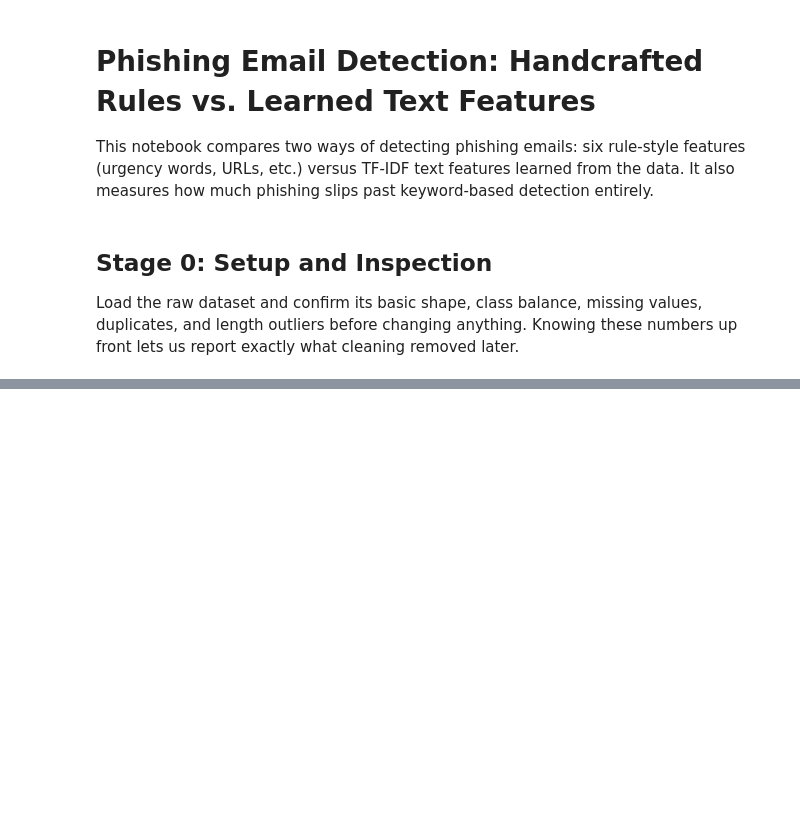
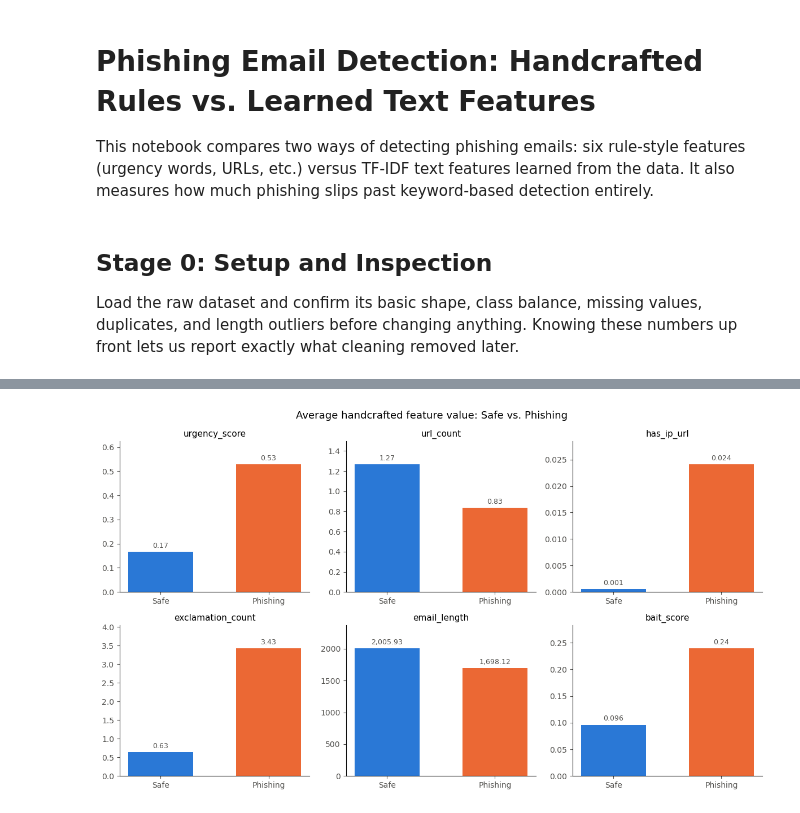
Before and after one commit to roshankumar1023/phishing-email-detection, a Jupyter notebook: notebooks/analysis.ipynb, the cells around one changed output, grey strips where cells are left out. Cells and saved outputs as stored; diff of their text form; code cells hidden in the pictures; blank space fills up the shorter version.

Commit message:
Data cleaning and handcrafted features

```diff
--- a/notebooks/analysis.ipynb
+++ b/notebooks/analysis.ipynb
@@ -44,0 +242,28 @@ preview
+# %%
+import matplotlib.pyplot as plt
+import os
+
+os.makedirs("../dashboard", exist_ok=True)
+
+# One small panel per feature, because the features are on very different scales
+# (tiny values like has_ip_url get 3 decimals so they don't round to 0.00)
+CLASS_ORDER = ["Safe Email", "Phishing Email"]
+CLASS_COLORS = {"Safe Email": "#2a78d6", "Phishing Email": "#eb6834"}
+means = df.groupby("Email Type")[FEATURES].mean().loc[CLASS_ORDER]
+
+fig, axes = plt.subplots(2, 3, figsize=(12, 7))
+for ax, feature in zip(axes.flat, FEATURES):
+    values = means[feature]
+    bars = ax.bar(["Safe", "Phishing"], values, color=[CLASS_COLORS[c] for c in CLASS_ORDER], width=0.6)
+    ax.bar_label(bars, labels=[f"{v:,.3f}" if v < 0.1 else f"{v:,.2f}" for v in values], padding=3, fontsize=9, color="#52514e")
+    ax.set_title(feature, fontsize=11)
+    ax.spines[["top", "right"]].set_visible(False)
+    ax.tick_params(colors="#52514e")
+    ax.set_ylim(0, values.max() * 1.18)
+
+fig.suptitle("Average handcrafted feature value: Safe vs. Phishing", fontsize=13)
+fig.tight_layout()
+fig.savefig("../dashboard/feature_comparison.png", dpi=150, facecolor="white")
+plt.show()
+# %% [output]
+[figure, added]
```
Also changed, not shown: parts of 14 cells of this notebook, 1 other file.
